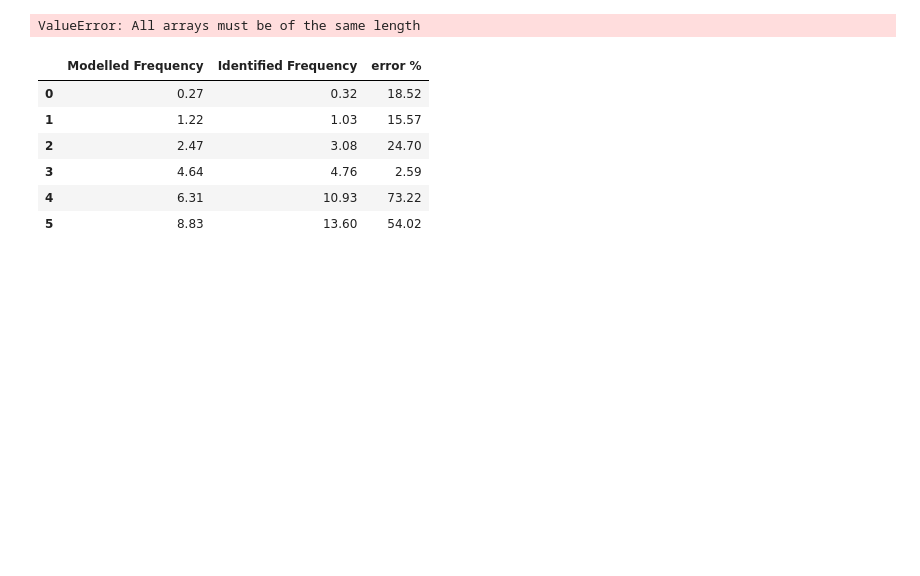
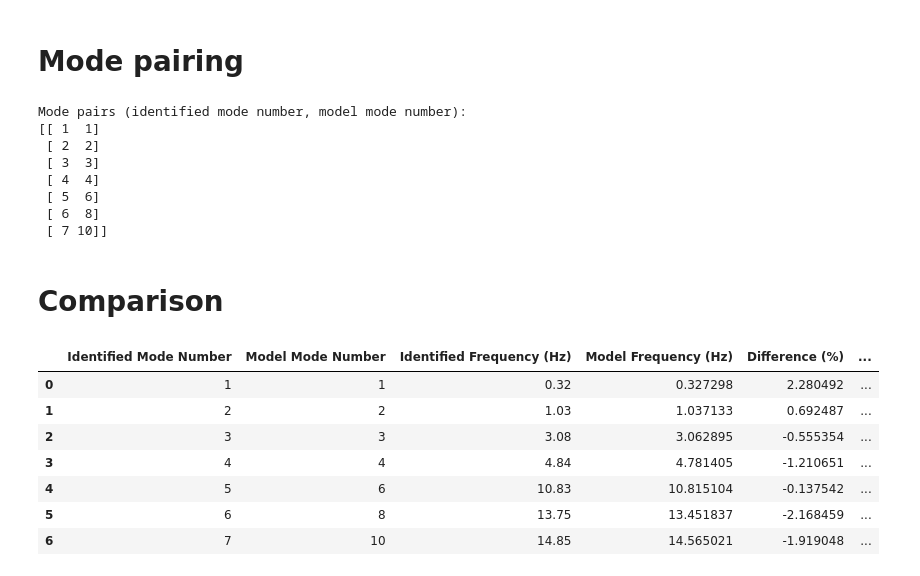
Before and after one commit to Aminealami16/Monitoring-of-Structural-Health-and-Geohazards, a Jupyter notebook: vibration_of_building/04_after_validation.ipynb, the cells around one changed output. Drawn from its saved outputs; the diff is of its cells as text; code cells hidden in the pictures; blank space fills up the shorter version.

Commit message:
model updated

```diff
--- a/vibration_of_building/04_after_validation.ipynb
+++ b/vibration_of_building/04_after_validation.ipynb
@@ -13,13 +15,17 @@ ind_d = loaded__identified_data_npy['ind_d']
 
 print(Phi_id.shape)
 
-loaded_modelled_data_npy = np.load('modelled_eigdata.npy', allow_pickle=True).item()
+loaded_modelled_data_npy = np.load('updated_eigdata.npy', allow_pickle=True).item()
 Phi_M = loaded_modelled_data_npy['Phi_m']
 freq_m = loaded_modelled_data_npy['freq_m']
+freq_m = freq_m.flatten()
 
 print(Phi_M.shape)
 
 Phi_m = Phi_M[ind_d, :]
 Phi_m = Phi_m / np.linalg.norm(Phi_m, axis=0)
 print(Phi_m.shape)
+
+n_modes = len(freq_id)
+print(n_modes)
 # %% [output]
@@ -82,16 +63,61 @@ fig.show()
-# %%
-freqs_model = np.array([0.27, 1.22, 2.47, 4.64, 6.31, 8.83])
-df_freqs = pd.DataFrame({'Modelled Frequency': freqs_model, 'Identified Frequency': freq_id})
-df_freqs['error %'] = np.round(np.abs(df_freqs['Modelled Frequency'] - df_freqs['Identified Frequency']) / df_freqs['Modelled Frequency'] * 100, 2)
-# %% [output]
-ValueError: All arrays must be of the same length
+# %% [markdown]
+# Mode pairing
 # %%
-df_freqs
+ThMAC = 0.50
+# Pairing
+modepairs = np.array([], dtype=int).reshape(0, 2)           # preallocate modepairs
+for i in range(MAC.shape[1]):                               # for the number of identified modes:
+    if np.max(MAC[:, i]) >= ThMAC:                          # if the max MAC in this col is larger than the threshold
+        j = np.argmax(MAC[:, i])                            # find the largest entry i.e. the best matching computed mode and
+        modepairs = np.vstack([modepairs, [i + 1, j + 1]])  # write info to "modepairs": i: identified mode nr., j: corresponding model mode nr.
+
+# Make selection matrices to select pairs of modes
+L_id = np.zeros((Phi_id.shape[1], modepairs.shape[0]))      # preallocate selection matrix size
+L = np.zeros((Phi_m.shape[1], modepairs.shape[0]))
+for i in range(modepairs.shape[0]):
+    L_id[modepairs[i, 0] - 1, i] = 1           # assemble mode selection matrix: identified modes
+    L[modepairs[i, 1] - 1, i] = 1              # assemble mode selection matrix: modelled modes
+
+print("Mode pairs (identified mode number, model mode number):")
+print(modepairs)
 # %% [output]
-|  | Modelled Frequency | Identified Frequency | error % |
-| 0 | 0.27 | 0.32 | 18.52 |
-| 1 | 1.22 | 1.03 | 15.57 |
-| 2 | 2.47 | 3.08 | 24.70 |
-| 3 | 4.64 | 4.76 | 2.59 |
-| 4 | 6.31 | 10.93 | 73.22 |
-| 5 | 8.83 | 13.60 | 54.02 |
+Mode pairs (identified mode number, model mode number):
+[[ 1  1]
+ [ 2  2]
+ [ 3  3]
+ [ 4  4]
+ [ 5  6]
+ [ 6  8]
+ [ 7 10]]
+# %% [markdown]
+# Comparison
+# %%
+# Extract the modelled frequencies corresponding to the mode pairs
+freq_m_selected = freq_m[modepairs[:, 1] - 1]
+
+# Calculate percentage difference
+difference_percent = (freq_m_selected - freq_id[modepairs[:, 0] - 1]) / freq_id[modepairs[:, 0] - 1] * 100
+
+# Extract MAC values for the paired modes
+MAC_value = MAC[modepairs[:, 1] - 1, modepairs[:, 0] - 1]
+
+# Create a DataFrame for better visualization
+df = pd.DataFrame({
+    'Identified Mode Number': modepairs[:, 0],
+    'Model Mode Number': modepairs[:, 1],
+    'Identified Frequency (Hz)': freq_id[modepairs[:, 0] - 1],
+    'Model Frequency (Hz)': freq_m_selected,
+    'Difference (%)': difference_percent,
+    'MAC Value': MAC_value
+})
+
+display(df)
+# %% [output]
+|  | Identified Mode Number | Model Mode Number | Identified Frequency (Hz) | Model Frequency (Hz) | Difference (%) | ... |
+| 0 | 1 | 1 | 0.32 | 0.327298 | 2.280492 | ... |
+| 1 | 2 | 2 | 1.03 | 1.037133 | 0.692487 | ... |
+| 2 | 3 | 3 | 3.08 | 3.062895 | -0.555354 | ... |
+| 3 | 4 | 4 | 4.84 | 4.781405 | -1.210651 | ... |
+| 4 | 5 | 6 | 10.83 | 10.815104 | -0.137542 | ... |
+| 5 | 6 | 8 | 13.75 | 13.451837 | -2.168459 | ... |
+| 6 | 7 | 10 | 14.85 | 14.565021 | -1.919048 | ... |
```
Also changed, not shown: parts of 7 cells of this notebook, 18 other files.
